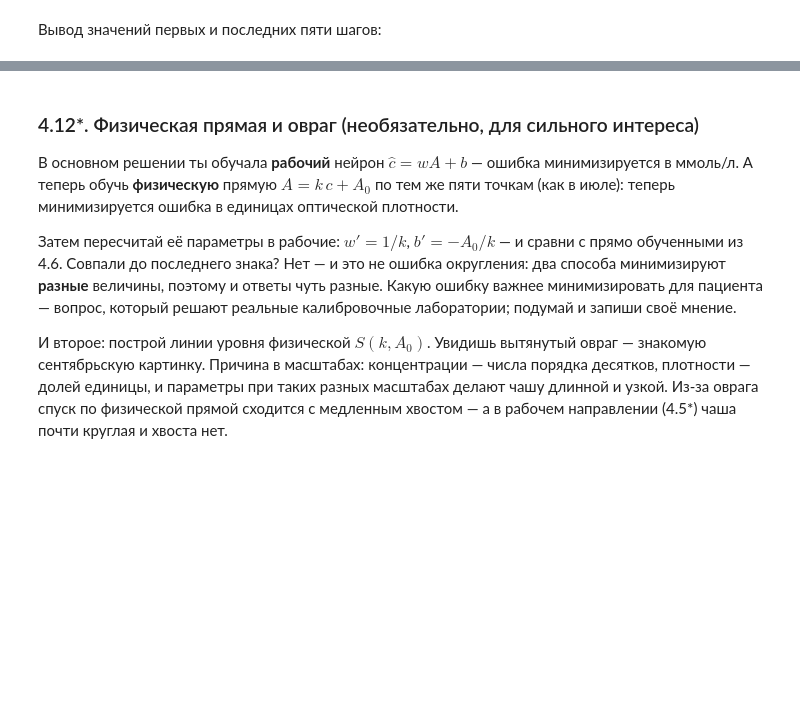
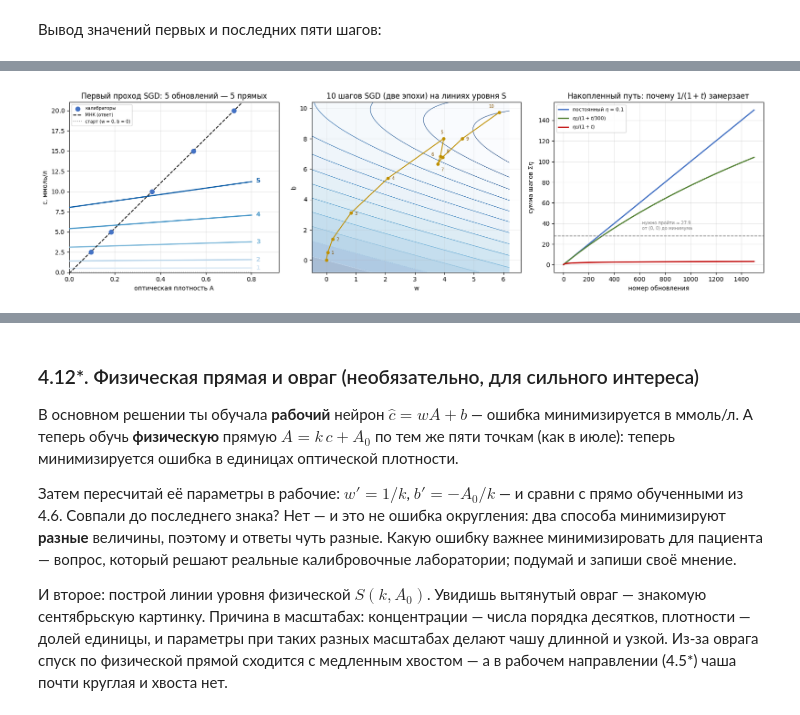
Before and after one commit to marymoroz1106/Brain_tumor_segmentation, a Jupyter notebook: chislennye-metody/Один нейрон.ipynb, the cells around one changed output, grey strips where cells are left out. Drawn from its saved outputs; the diff is of its cells as text; code cells hidden in the pictures; blank space fills up the shorter version.

```diff
--- a/chislennye-metody/Один нейрон.ipynb
+++ b/chislennye-metody/Один нейрон.ipynb
@@ -829,0 +892,83 @@ for t in range(epochs - 5, epochs):
+# %%
+# 4.11*. Пошаговый SGD: точки после каждого обновления
+def sgd_trace(w, b, eta_fn, epochs):
+    """Все обновления по отдельности: точки (w, b) и шаг на каждом."""
+    path, etas = [(w, b)], []
+    for t in range(epochs):
+        eta = eta_fn(t)
+        for A_i, c_i in zip(A_cal, c_cal):
+            err = w * A_i + b - c_i               # ошибка по одной пробе
+            w = w - eta * 2 * A_i * err           # шаг сразу после неё
+            b = b - eta * 2 * err
+            path.append((w, b))
+            etas.append(eta)
+    return np.array(path), np.array(etas)
+
+path_c, eta_c = sgd_trace(0.0, 0.0, lambda t: 0.1, EPOCHS)
+path_t1, eta_t1 = sgd_trace(0.0, 0.0, lambda t: 0.1 / (1 + t), EPOCHS)
+path_t300, eta_t300 = sgd_trace(0.0, 0.0, lambda t: 0.1 / (1 + t / 300), EPOCHS)
+
+fig, (ax1, ax2, ax3) = plt.subplots(1, 3, figsize=(16.5, 4.8))
+
+# (а) первый проход: пять обновлений — пять прямых, пронумерованных по порядку
+A_line = np.linspace(0, 0.8, 60)
+ax1.scatter(A_cal, c_cal, s=50, color='#4472c4', zorder=5, label='калибраторы')
+ax1.plot(A_line, w_mnk * A_line + b_mnk, color='black', ls='--', lw=1.4,
+         zorder=4, label='МНК (ответ)')
+ax1.plot(A_line, 0 * A_line + 0, color='gray', lw=1.2, ls=':', zorder=2,
+         label='старт (w = 0, b = 0)')
+shades = [0.15, 0.30, 0.45, 0.60, 0.80]
+for k in range(1, 6):
+    w_k, b_k = path_c[k]
+    ax1.plot(A_line, w_k * A_line + b_k, color=plt.cm.Blues(shades[k - 1]), lw=2, zorder=3)
+    ax1.annotate(str(k), (0.82, w_k * 0.82 + b_k), fontsize=10, fontweight='bold',
+                 color=plt.cm.Blues(shades[k - 1]), ha='left', va='center')
+ax1.set_xlim(0, 0.92)
+ax1.set_ylim(0, 21)
+ax1.set_xlabel('оптическая плотность A')
+ax1.set_ylabel('c, ммоль/л')
+ax1.set_title('Первый проход SGD: 5 обновлений — 5 прямых')
+ax1.grid(alpha=0.3)
+ax1.legend(fontsize=7, loc='upper left')
+
+# (б) те же шаги в плоскости (w, b) на линиях уровня S
+W3, B3 = np.meshgrid(np.linspace(-0.5, 6.2, 300), np.linspace(-0.8, 10.4, 300))
+Z3 = S_grid(W3, B3)
+lev3 = np.logspace(np.log10(120), np.log10(Z3.max()), 15)
+ax2.contourf(W3, B3, Z3, levels=lev3, cmap='Blues', alpha=0.35)
+ax2.contour(W3, B3, Z3, levels=lev3, cmap='Blues_r', linewidths=0.7)
+ax2.plot(path_c[:11, 0], path_c[:11, 1], color='#bf9000', lw=1.5, zorder=3)
+ax2.plot(path_c[:11, 0], path_c[:11, 1], 'o', color='#bf9000', ms=4.5, zorder=4)
+for i in range(1, 11):
+    off = {5: (-5, 8), 6: (-15, 1), 7: (5, -11), 8: (6, 7), 10: (-17, 7)}.get(i, (6, -3))
+    ax2.annotate(str(i), path_c[i], xytext=off, textcoords='offset points',
+                 fontsize=7, color='#7f5000')
+ax2.set_xlim(-0.5, 6.6)
+ax2.set_xlabel('w')
+ax2.set_ylabel('b')
+ax2.set_title('10 шагов SGD (две эпохи) на линиях уровня S')
+ax2.grid(alpha=0.2)
+
+# (в) накопленная сумма шагов: сколько шага всего отпущено
+ups = np.arange(1, len(eta_c) + 1)
+ax3.plot(ups, np.cumsum(eta_c), color='#4472c4', lw=2, label='постоянный $\\eta$ = 0.1')
+ax3.plot(ups, np.cumsum(eta_t300), color='#548235', lw=2, label='$\\eta_0/(1 + t/300)$')
+ax3.plot(ups, np.cumsum(eta_t1), color='#c00000', lw=2, label='$\\eta_0/(1 + t)$')
+ax3.axhline(abs(w_mnk) + abs(b_mnk), color='gray', ls='--', lw=1.2)
+ax3.text(620, abs(w_mnk) + abs(b_mnk) + 6, 'нужно пройти ≈ 27.9\nот (0, 0) до минимума',
+         fontsize=7, color='gray')
+ax3.set_xlabel('номер обновления')
+ax3.set_ylabel('сумма шагов $\\Sigma\\eta$')
+ax3.set_title('Накопленный путь: почему $1/(1+t)$ замерзает')
+ax3.grid(alpha=0.3)
+ax3.legend(fontsize=8)
+
+plt.tight_layout()
+plt.show()
+
+print(f"S после 5-го шага: {S(*path_c[5]):.1f}, после 6-го: {S(*path_c[6]):.1f}, "
+      f"после 7-го: {S(*path_c[7]):.1f} — падение не монотонное")
+print(f"к 15-му шагу: w = {path_c[15, 0]:.2f}, b = {path_c[15, 1]:.2f} "
+      f"(цель {w_mnk:.2f}, {b_mnk:.2f})")
+# %% [output]
+[figure, added]
```
Also changed, not shown: parts of 17 cells of this notebook.
